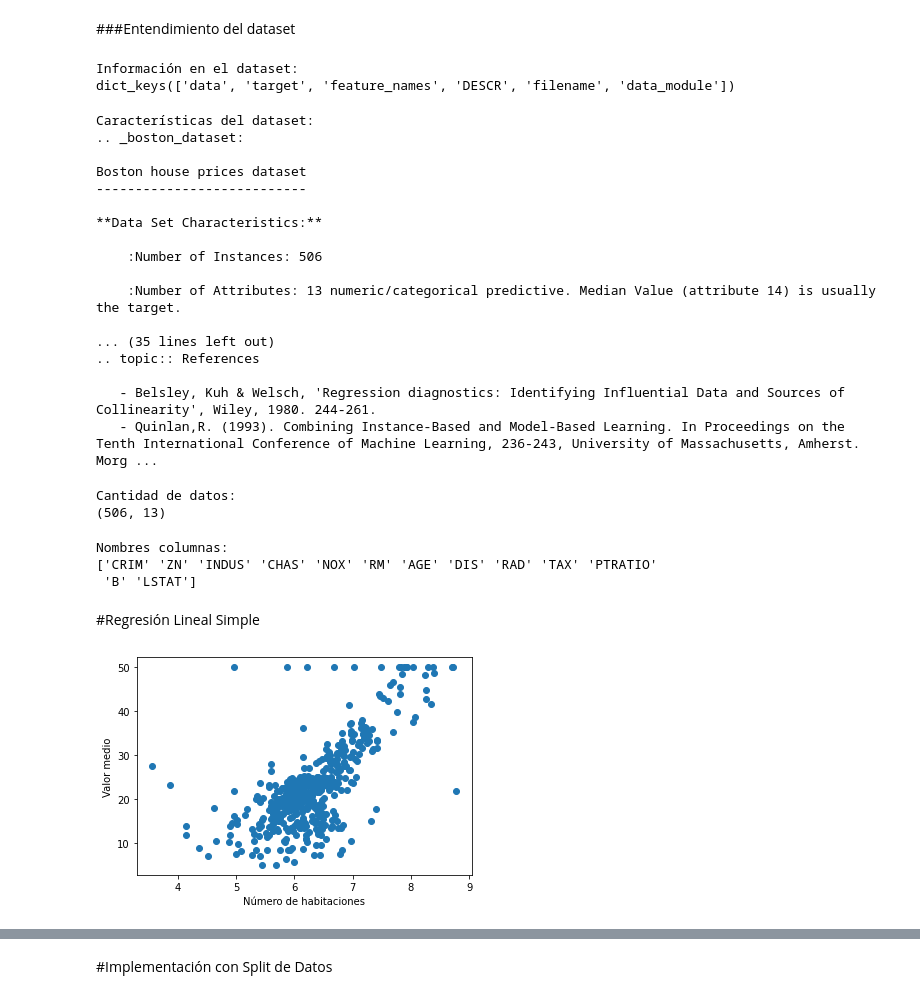
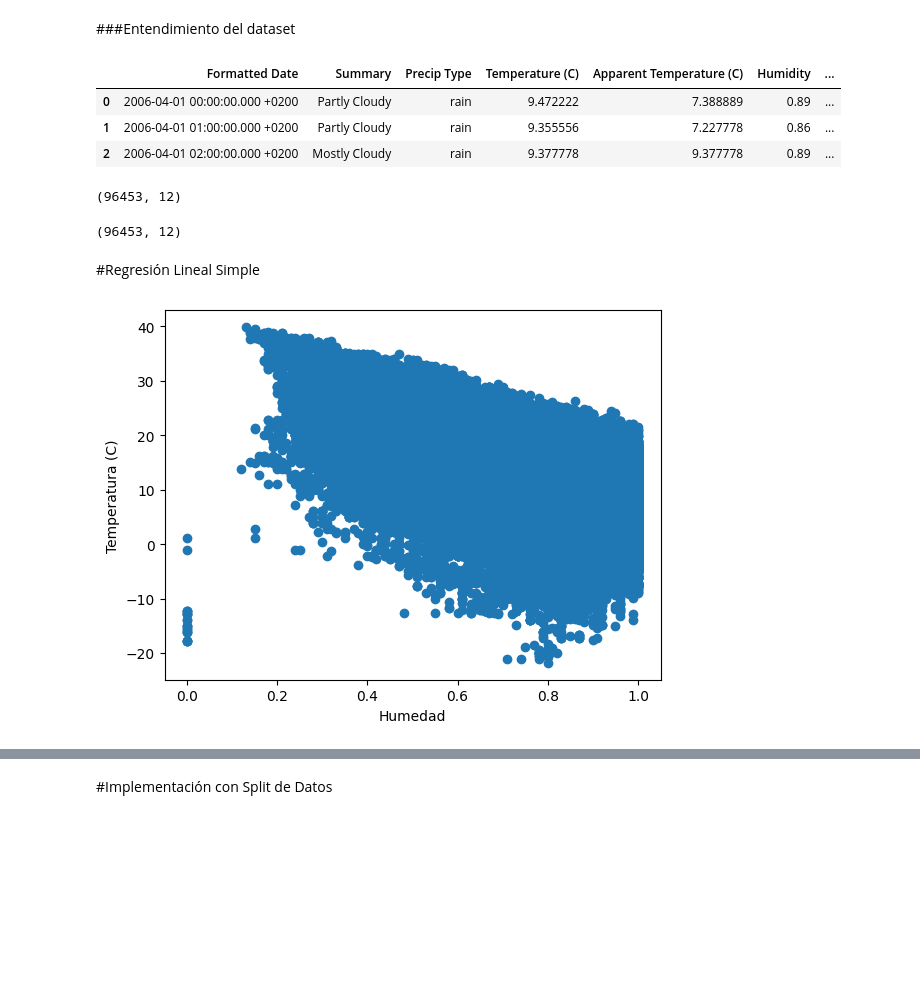
Before and after one commit to LCaravaggio/AnalisisPredictivo, a Jupyter notebook: 03_Regresión_Lineal/Regresión_Lineal.ipynb, the cells around one changed output, grey strips where cells are left out. Cells and saved outputs as stored; diff of their text form; code cells hidden in the pictures; blank space fills up the shorter version.

```diff
--- a/03_Regresión_Lineal/Regresión_Lineal.ipynb
+++ b/03_Regresión_Lineal/Regresión_Lineal.ipynb
@@ -52,59 +47,36 @@ print()
 # %% [markdown]
 ###Entendimiento del dataset
-# %%
-print('Información en el dataset:')
-print(boston.keys())
-print()
-# %% [output]
-Información en el dataset:
-dict_keys(['data', 'target', 'feature_names', 'DESCR', 'filename', 'data_module'])
-# %%
-print('Características del dataset:')
-print(boston.DESCR)
-# %% [output]
-Características del dataset:
-.. _boston_dataset:
-
-Boston house prices dataset
----------------------------
-
-**Data Set Characteristics:**
-
-    :Number of Instances: 506
-
-    :Number of Attributes: 13 numeric/categorical predictive. Median Value (attribute 14) is usually the target.
-
-... (35 lines left out)
-.. topic:: References
-
-   - Belsley, Kuh & Welsch, 'Regression diagnostics: Identifying Influential Data and Sources of Collinearity', Wiley, 1980. 244-261.
-   - Quinlan,R. (1993). Combining Instance-Based and Model-Based Learning. In Proceedings on the Tenth International Conference of Machine Learning, 236-243, University of Massachusetts, Amherst. Morg ...
-# %%
-print('Cantidad de datos:')
-print(boston.data.shape)
-print()
-# %% [output]
-Cantidad de datos:
-(506, 13)
-# %%
-print('Nombres columnas:')
-print(boston.feature_names)
-# %% [output]
-Nombres columnas:
-['CRIM' 'ZN' 'INDUS' 'CHAS' 'NOX' 'RM' 'AGE' 'DIS' 'RAD' 'TAX' 'PTRATIO'
- 'B' 'LSTAT']
+# %%
+df=pd.read_csv('/content/weatherHistory.csv')
+# %%
+df.head(3)
+# %% [output]
+|  | Formatted Date | Summary | Precip Type | Temperature (C) | Apparent Temperature (C) | Humidity | ... |
+| 0 | 2006-04-01 00:00:00.000 +0200 | Partly Cloudy | rain | 9.472222 | 7.388889 | 0.89 | ... |
+| 1 | 2006-04-01 01:00:00.000 +0200 | Partly Cloudy | rain | 9.355556 | 7.227778 | 0.86 | ... |
+| 2 | 2006-04-01 02:00:00.000 +0200 | Mostly Cloudy | rain | 9.377778 | 9.377778 | 0.89 | ... |
+# %%
+df.shape
+# %% [output]
+(96453, 12)
+# %%
+df=df.dropna(subset=['Temperature (C)', 'Humidity'])
+# %%
+df.shape
+# %% [output]
+(96453, 12)
 # %% [markdown]
 #Regresión Lineal Simple
 # %%
 #Seleccionamos solamente la columna 5 del dataset
-X = boston.data[:, np.newaxis, 5]
+X = df.Humidity
 #Defino los datos correspondientes a las etiquetas
-y = boston.target
+y = df['Temperature (C)']
 #Graficamos los datos correspondientes
 plt.scatter(X, y)
-plt.xlabel('Número de habitaciones')
-plt.ylabel('Valor medio')
+plt.xlabel('Humedad')
+plt.ylabel('Temperatura (C)')
 plt.show()
 # %% [output]
-[figure, old version]
+[figure, new version]
 # %%
```
Also changed, not shown: parts of 11 cells of this notebook.
